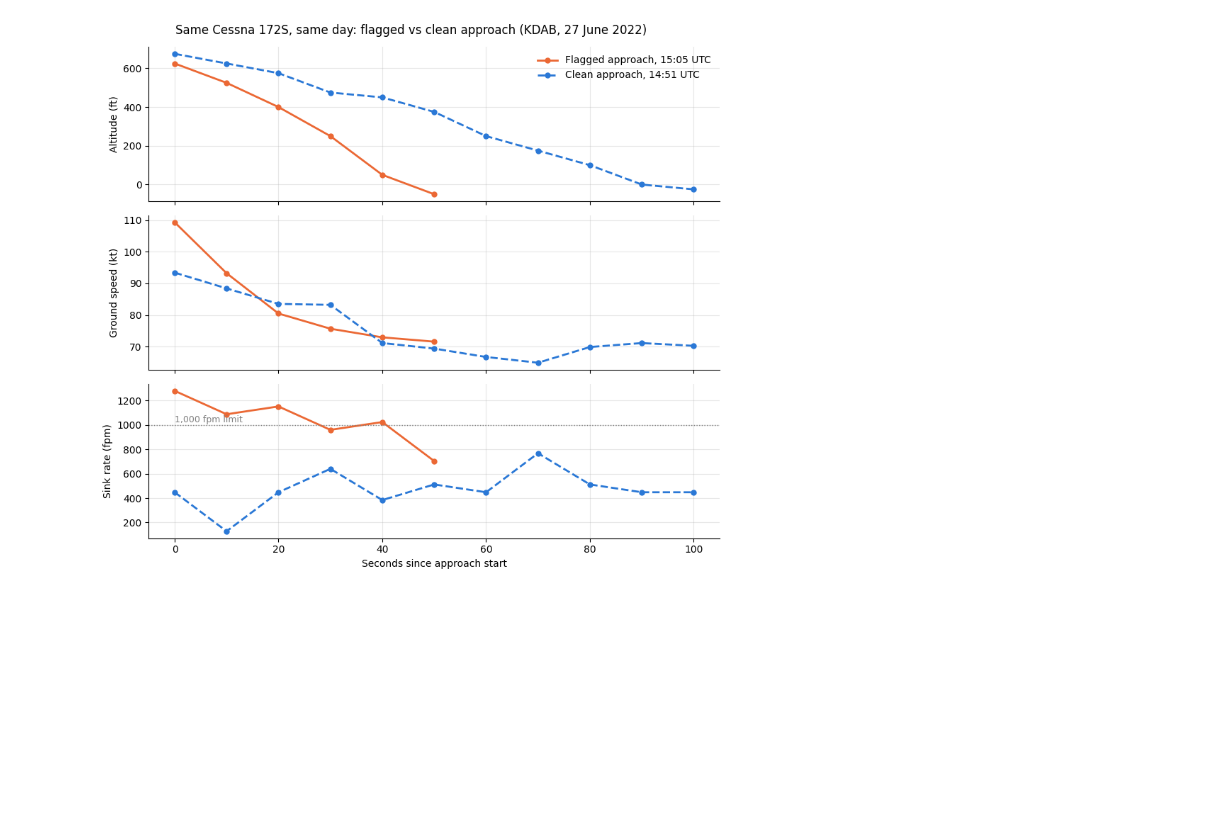
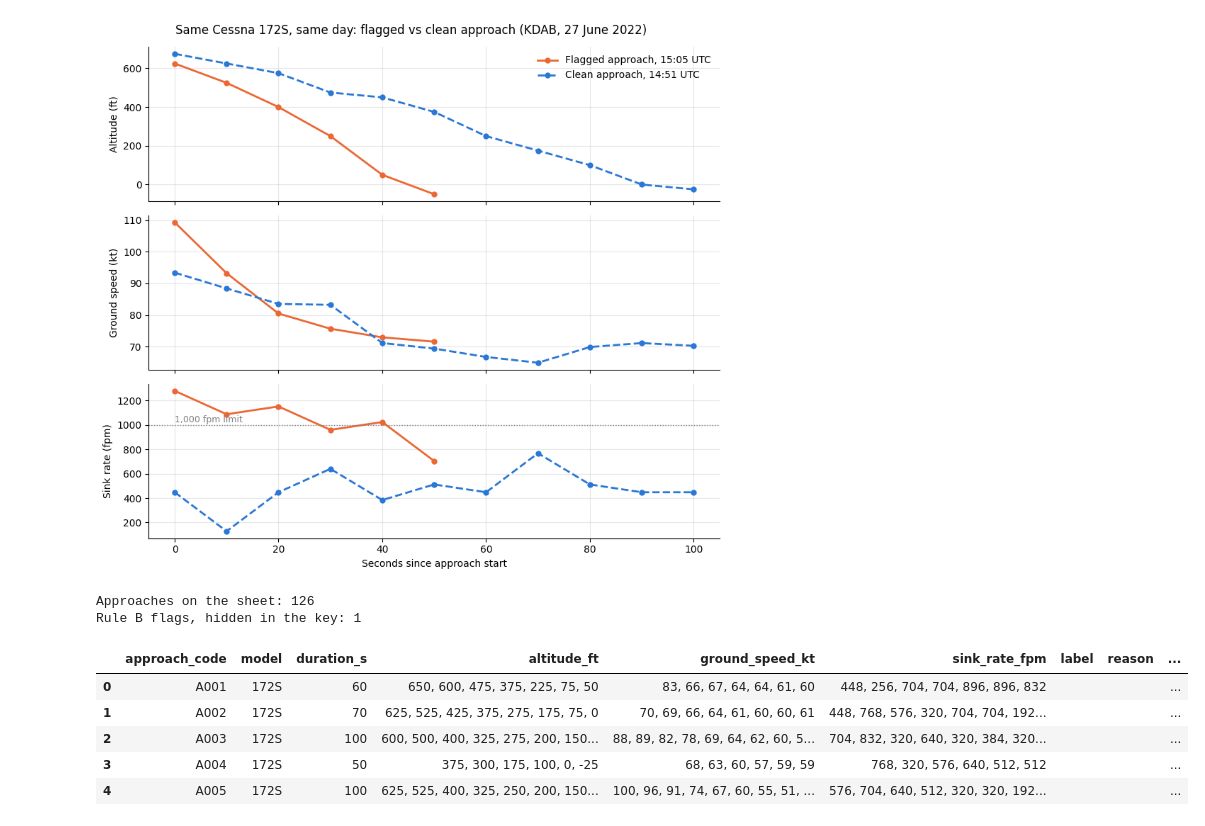
Before and after one commit to samsuseelan/ga-unstable-approach-warning, a Jupyter notebook: stable_approach_check.ipynb, the cells around one changed output. Drawn from its saved outputs; the diff is of its cells as text; code cells hidden in the pictures; blank space fills up the shorter version.

Commit message:
Build blind labeling sheet for instructor review

```diff
--- a/stable_approach_check.ipynb
+++ b/stable_approach_check.ipynb
@@ -747,3 +747,75 @@ approach_id
 11          2022-06-27 15:05:00       6 -1279.997440
 7           2022-06-27 14:51:10      11  -767.998464
 [figure]
+# %%
+def clean_and_cut(df):
+    """Remove frozen rows, cut the track into approaches, return descending rows only."""
+    df = df.sort_values("time")
+    frozen = (
+        (df["alt_ft"] == df["alt_ft"].shift()) &
+        (df["speed_kt"] == df["speed_kt"].shift()) &
+        (df["vs_fpm"] == df["vs_fpm"].shift())
+    )
+    df = df[~frozen].copy()
+    df["descending"] = (df["vs_fpm"] < -100) & (df["alt_ft"] < 700)
+    starts = df["descending"] & ~df["descending"].shift(fill_value=False)
+    df["approach_id"] = starts.cumsum()
+    return df[df["descending"]].copy()
+
+
+def profile(values):
+    """Turn numbers into short text, for example: 1280, 1088, 1152"""
+    return ", ".join(str(int(round(v))) for v in values)
+
+
+rows = []
+for plane_id in pattern_ids:
+    d = clean_and_cut(day[day["icao24"] == plane_id])
+    for aid, a in d.groupby("approach_id"):
+        if len(a) < 3:
+            continue
+        high = (a["vs_fpm"] < -1000) & (a["alt_ft"] > 100)
+        b2b = (high & high.shift(fill_value=False) & (a["time"].diff() <= 15)).sum()
+        rows.append({
+            "icao24": plane_id,
+            "start_utc": pd.to_datetime(a["time"].min(), unit="s"),
+            "duration_s": int(a["time"].max() - a["time"].min()),
+            "altitude_ft": profile(a["alt_ft"]),
+            "ground_speed_kt": profile(a["speed_kt"]),
+            "sink_rate_fpm": profile(-a["vs_fpm"]),
+            "rule_b_flag": b2b >= 1,
+        })
+
+all_appr = pd.DataFrame(rows).merge(aircraft[["icao24", "model"]], on="icao24", how="left")
+
+# Keep training aircraft only
+trainers = all_appr["model"].fillna("").str.contains("172|PA-28|DA 40|DA 42|182|152")
+all_appr = all_appr[trainers]
+
+# Shuffle the order and give each approach a neutral code
+all_appr = all_appr.sample(frac=1, random_state=42).reset_index(drop=True)
+all_appr["approach_code"] = ["A" + str(i + 1).zfill(3) for i in range(len(all_appr))]
+
+# Sheet for instructors: no aircraft ID, no time, no rule result
+sheet = all_appr[["approach_code", "model", "duration_s",
+                  "altitude_ft", "ground_speed_kt", "sink_rate_fpm"]].copy()
+sheet["label"] = ""       # stable, unstable, or unsure
+sheet["reason"] = ""
+sheet["reviewer"] = ""
+sheet.to_csv("labeling_sheet.csv", index=False)
+
+# Private key: links each code back to aircraft, time, and rule result
+all_appr.to_csv("labeling_key.csv", index=False)
+
+print("Approaches on the sheet:", len(sheet))
+print("Rule B flags, hidden in the key:", all_appr["rule_b_flag"].sum())
+sheet.head(5)
+# %% [output]
+Approaches on the sheet: 126
+Rule B flags, hidden in the key: 1
+|  | approach_code | model | duration_s | altitude_ft | ground_speed_kt | sink_rate_fpm | label | reason | ... |
+| 0 | A001 | 172S | 60 | 650, 600, 475, 375, 225, 75, 50 | 83, 66, 67, 64, 64, 61, 60 | 448, 256, 704, 704, 896, 896, 832 |  |  | ... |
+| 1 | A002 | 172S | 70 | 625, 525, 425, 375, 275, 175, 75, 0 | 70, 69, 66, 64, 61, 60, 60, 61 | 448, 768, 576, 320, 704, 704, 192... |  |  | ... |
+| 2 | A003 | 172S | 100 | 600, 500, 400, 325, 275, 200, 150... | 88, 89, 82, 78, 69, 64, 62, 60, 5... | 704, 832, 320, 640, 320, 384, 320... |  |  | ... |
+| 3 | A004 | 172S | 50 | 375, 300, 175, 100, 0, -25 | 68, 63, 60, 57, 59, 59 | 768, 320, 576, 640, 512, 512 |  |  | ... |
+| 4 | A005 | 172S | 100 | 625, 525, 400, 325, 250, 200, 150... | 100, 96, 91, 74, 67, 60, 55, 51, ... | 576, 704, 640, 512, 320, 320, 192... |  |  | ... |
```
